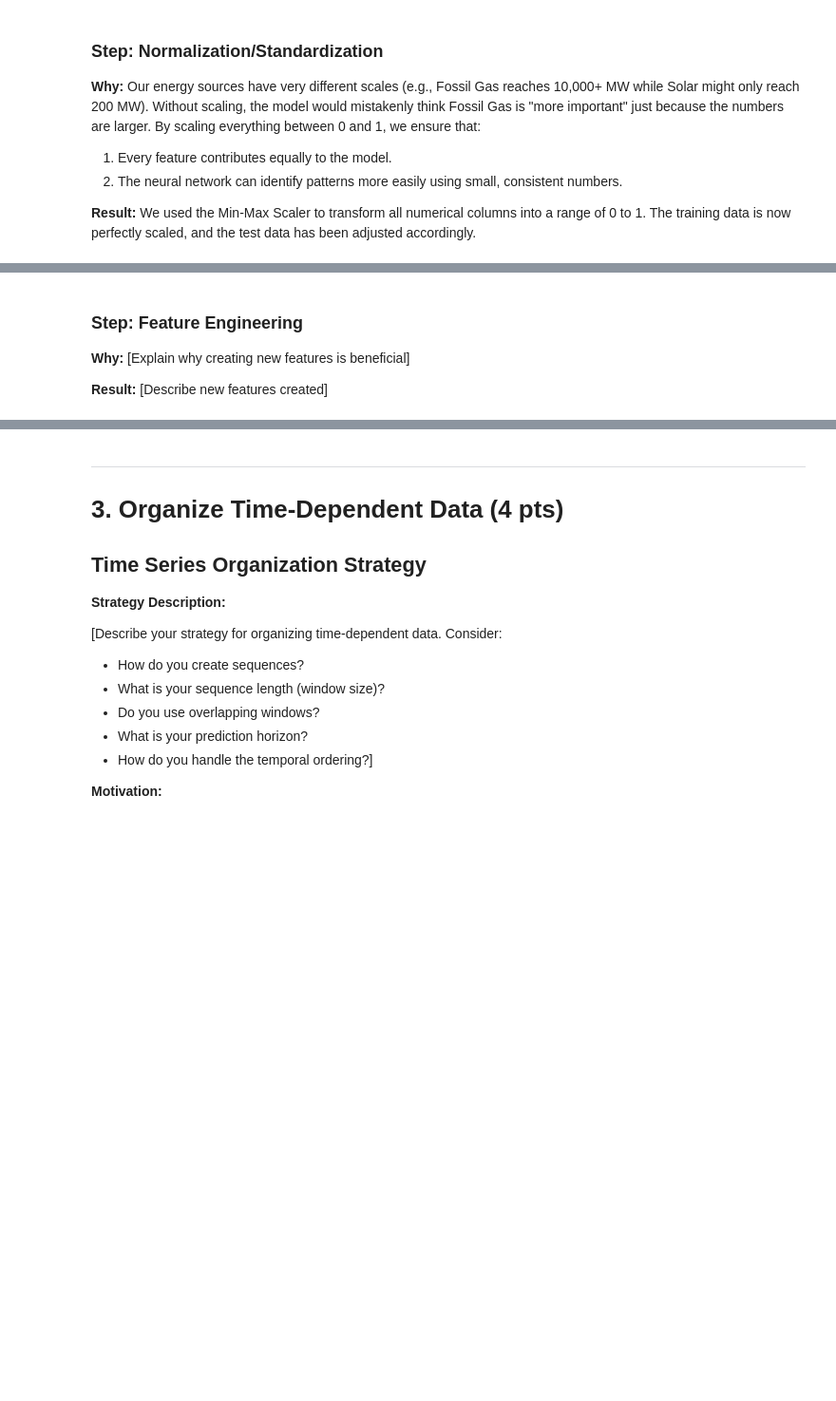
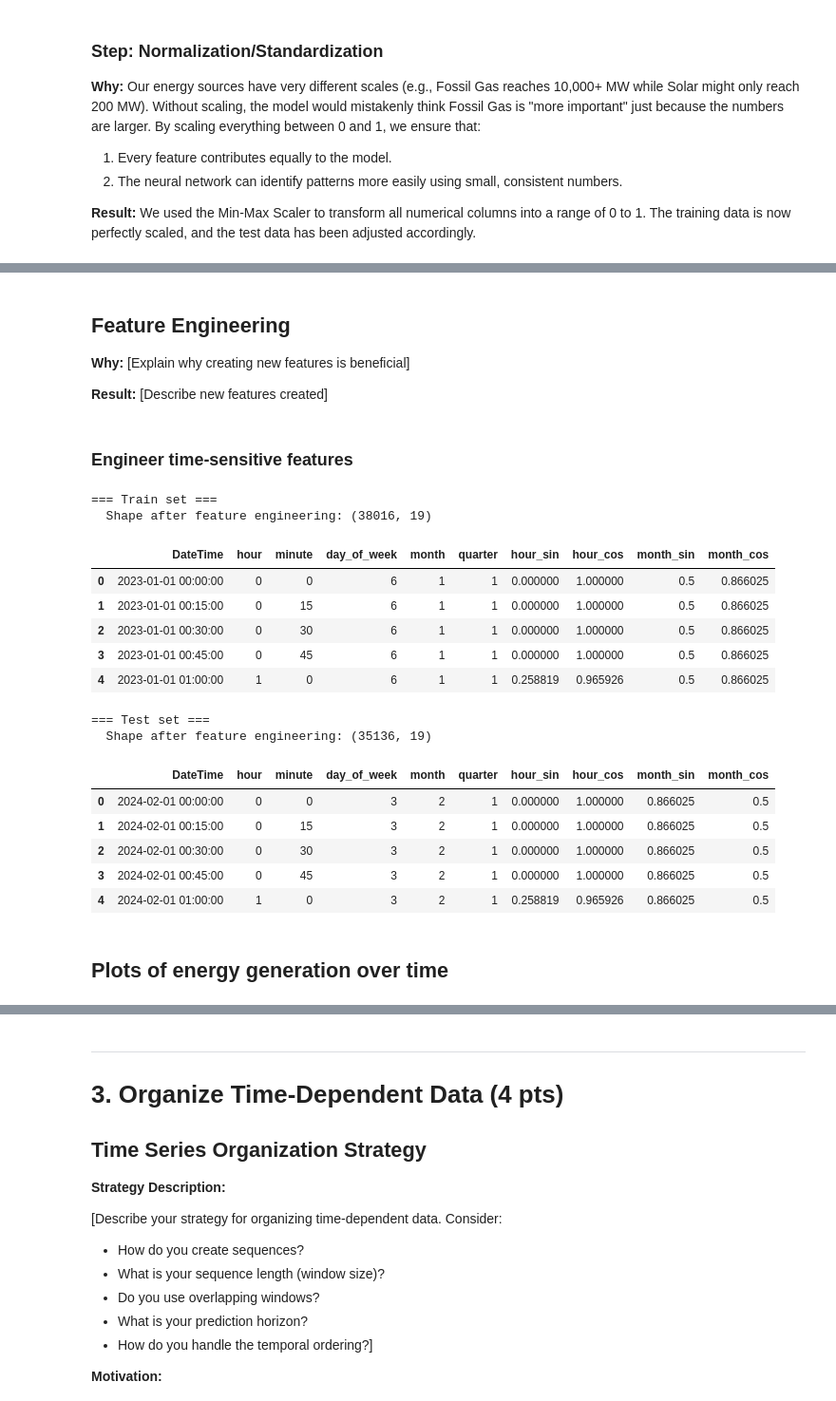
Before and after one commit to daphnemesquita2/1BM110, a Jupyter notebook: Assignment_1.ipynb, the cells around one changed output, grey strips where cells are left out. Shown at 95% size. Cells and saved outputs as stored; diff of their text form; code cells hidden in the pictures; blank space fills up the shorter version.

```diff
--- a/Assignment_1.ipynb
+++ b/Assignment_1.ipynb
@@ -820,6 +729,54 @@ Error:
 # %% [markdown]
-### Step: Feature Engineering
+## Feature Engineering
 
 **Why:** [Explain why creating new features is beneficial]
 
 **Result:** [Describe new features created]
+# %% [markdown]
+### Engineer time-sensitive features
+# %%
+# Feature engineering: time-based features from DateTime
+def engineer_time_features(dataset, label):
+    dataset = dataset.copy()
+
+    # Extract time-based features
+    dataset["hour"]        = dataset["DateTime"].dt.hour
+    dataset["minute"]      = dataset["DateTime"].dt.minute
+    dataset["day_of_week"] = dataset["DateTime"].dt.dayofweek      # 0=Monday, 6=Sunday
+    dataset["month"]       = dataset["DateTime"].dt.month
+    dataset["quarter"]     = dataset["DateTime"].dt.quarter
+
+    # Cyclical encoding for hour and month (avoids jump from 23→0 or Dec→Jan)
+    dataset["hour_sin"]    = np.sin(2 * np.pi * dataset["hour"]  / 24)
+    dataset["hour_cos"]    = np.cos(2 * np.pi * dataset["hour"]  / 24)
+    dataset["month_sin"]   = np.sin(2 * np.pi * dataset["month"] / 12)
+    dataset["month_cos"]   = np.cos(2 * np.pi * dataset["month"] / 12)
+
+    print(f"=== {label} set ===")
+    print(f"  Shape after feature engineering: {dataset.shape}")
+    display(dataset[["DateTime", "hour", "minute", "day_of_week",
+                      "month", "quarter",
+                      "hour_sin", "hour_cos", "month_sin", "month_cos"]].head())
+    return dataset
+
+df   = engineer_time_features(df,   "Train")
+test = engineer_time_features(test, "Test")
+# %% [output]
+=== Train set ===
+  Shape after feature engineering: (38016, 19)
+|  | DateTime | hour | minute | day_of_week | month | quarter | hour_sin | hour_cos | month_sin | month_cos |
+| 0 | 2023-01-01 00:00:00 | 0 | 0 | 6 | 1 | 1 | 0.000000 | 1.000000 | 0.5 | 0.866025 |
+| 1 | 2023-01-01 00:15:00 | 0 | 15 | 6 | 1 | 1 | 0.000000 | 1.000000 | 0.5 | 0.866025 |
+| 2 | 2023-01-01 00:30:00 | 0 | 30 | 6 | 1 | 1 | 0.000000 | 1.000000 | 0.5 | 0.866025 |
+| 3 | 2023-01-01 00:45:00 | 0 | 45 | 6 | 1 | 1 | 0.000000 | 1.000000 | 0.5 | 0.866025 |
+| 4 | 2023-01-01 01:00:00 | 1 | 0 | 6 | 1 | 1 | 0.258819 | 0.965926 | 0.5 | 0.866025 |
+=== Test set ===
+  Shape after feature engineering: (35136, 19)
+|  | DateTime | hour | minute | day_of_week | month | quarter | hour_sin | hour_cos | month_sin | month_cos |
+| 0 | 2024-02-01 00:00:00 | 0 | 0 | 3 | 2 | 1 | 0.000000 | 1.000000 | 0.866025 | 0.5 |
+| 1 | 2024-02-01 00:15:00 | 0 | 15 | 3 | 2 | 1 | 0.000000 | 1.000000 | 0.866025 | 0.5 |
+| 2 | 2024-02-01 00:30:00 | 0 | 30 | 3 | 2 | 1 | 0.000000 | 1.000000 | 0.866025 | 0.5 |
+| 3 | 2024-02-01 00:45:00 | 0 | 45 | 3 | 2 | 1 | 0.000000 | 1.000000 | 0.866025 | 0.5 |
+| 4 | 2024-02-01 01:00:00 | 1 | 0 | 3 | 2 | 1 | 0.258819 | 0.965926 | 0.866025 | 0.5 |
+# %% [markdown]
+## Plots of energy generation over time
```
Also changed, not shown: parts of 41 cells of this notebook.
